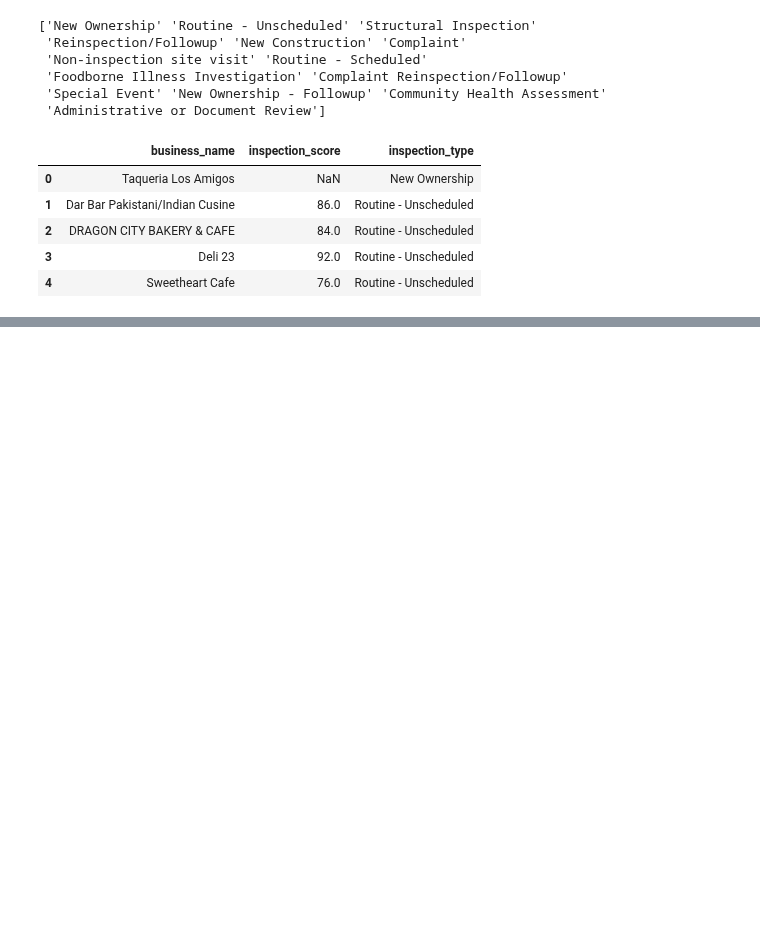
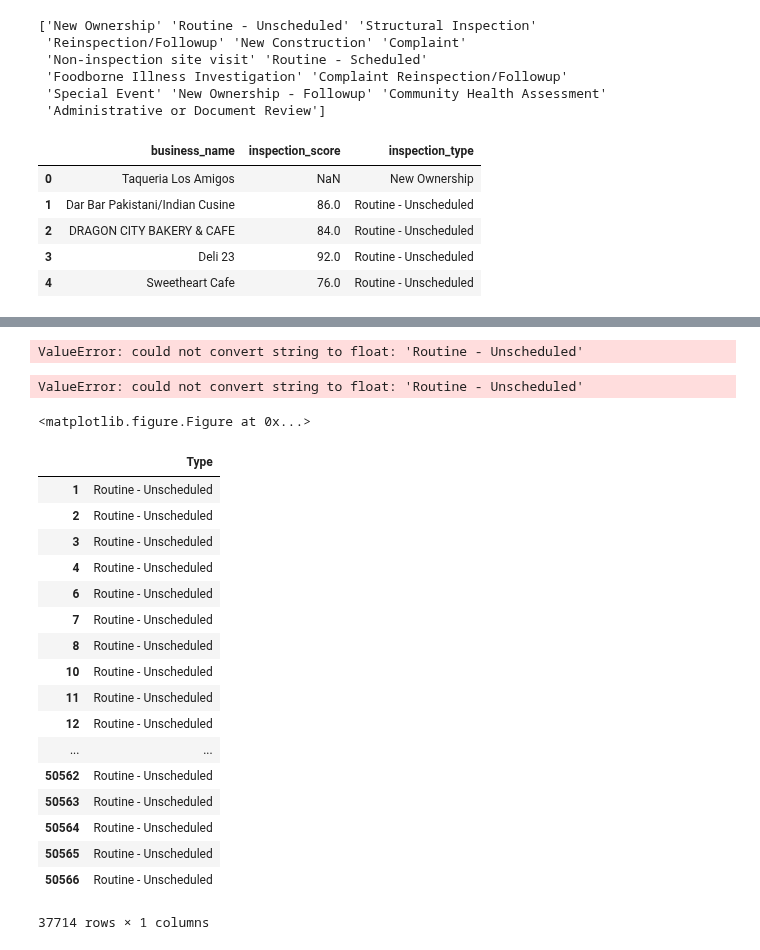
Before and after one commit to colarusso/codingthelaw, a Jupyter notebook: Fall_2017/work/edumore/p3/code_sample_1.ipynb, the cells around one changed output, grey strips where cells are left out. Drawn from its saved outputs; the diff is of its cells as text; code cells hidden in the pictures; blank space fills up the shorter version.

```diff
--- a/Fall_2017/work/edumore/p3/code_sample_1.ipynb
+++ b/Fall_2017/work/edumore/p3/code_sample_1.ipynb
@@ -850,0 +209,35 @@ Accuracy: -0.000440829481494
+# %%
+sns.lmplot(x="Type", y="Score", data=training, x_estimator=np.mean, order=1)
+# %% [output]
+ValueError: could not convert string to float: 'Routine - Unscheduled'
+ValueError: could not convert string to float: 'Routine - Unscheduled'
+<matplotlib.figure.Figure at 0x...>
+# %%
+processed_data_df = raw_data_df
+processed_data_df["Score"] = 0
+processed_data_df.loc[processed_data_df['Type'] == 'Type'] = 1
+processed_data_df = processed_data_df.dropna()
+score_lin_df = processed_data_df[[
+                               'Type'
+                               ]].copy()
+score_lin_df.head()
+score_lin_df
+# %% [output]
+|  | Type |
+| 1 | Routine - Unscheduled |
+| 2 | Routine - Unscheduled |
+| 3 | Routine - Unscheduled |
+| 4 | Routine - Unscheduled |
+| 6 | Routine - Unscheduled |
+| 7 | Routine - Unscheduled |
+| 8 | Routine - Unscheduled |
+| 10 | Routine - Unscheduled |
+| 11 | Routine - Unscheduled |
+| 12 | Routine - Unscheduled |
+| ... | ... |
+| 50562 | Routine - Unscheduled |
+| 50563 | Routine - Unscheduled |
+| 50564 | Routine - Unscheduled |
+| 50565 | Routine - Unscheduled |
+| 50566 | Routine - Unscheduled |
+37714 rows × 1 columns
```
Also changed, not shown: parts of 55 cells of this notebook.
